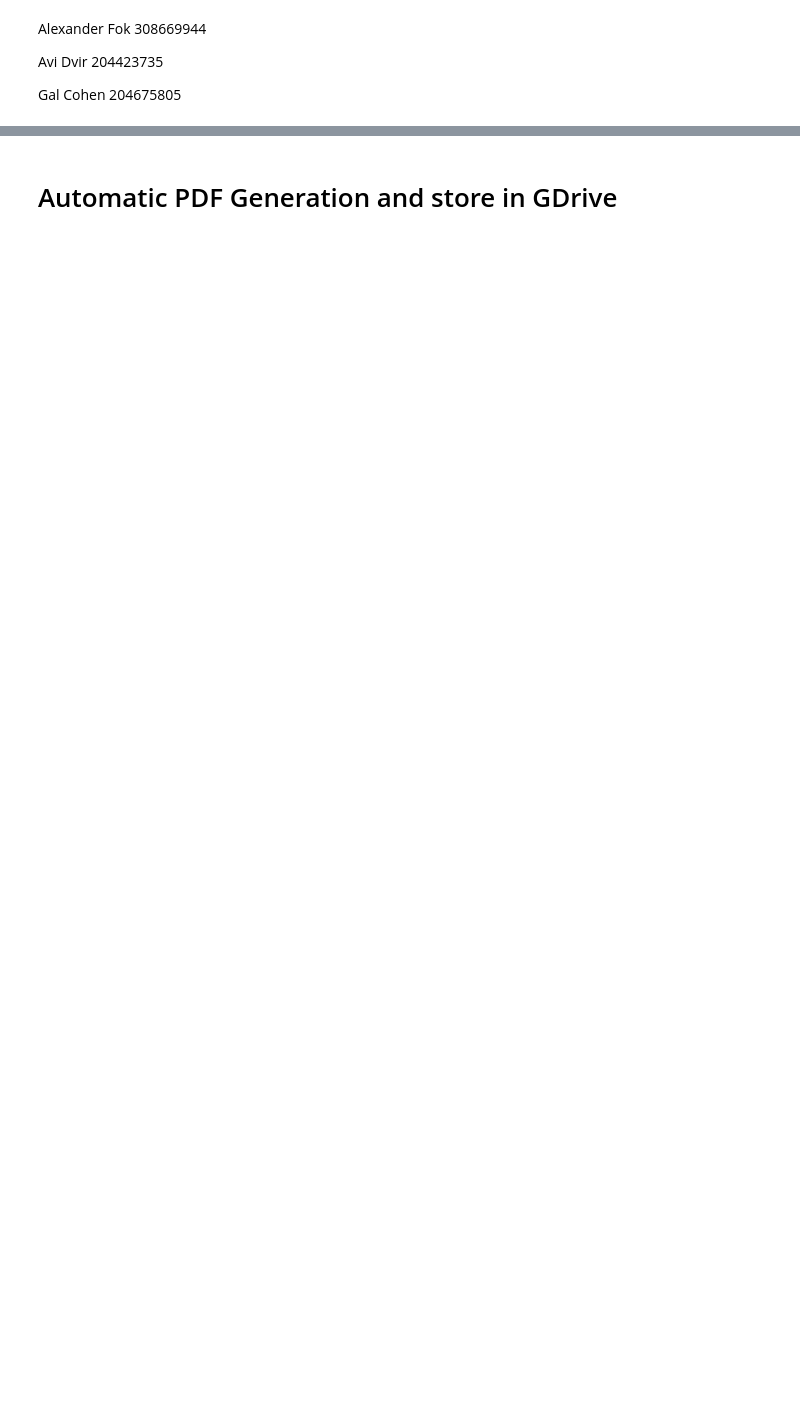
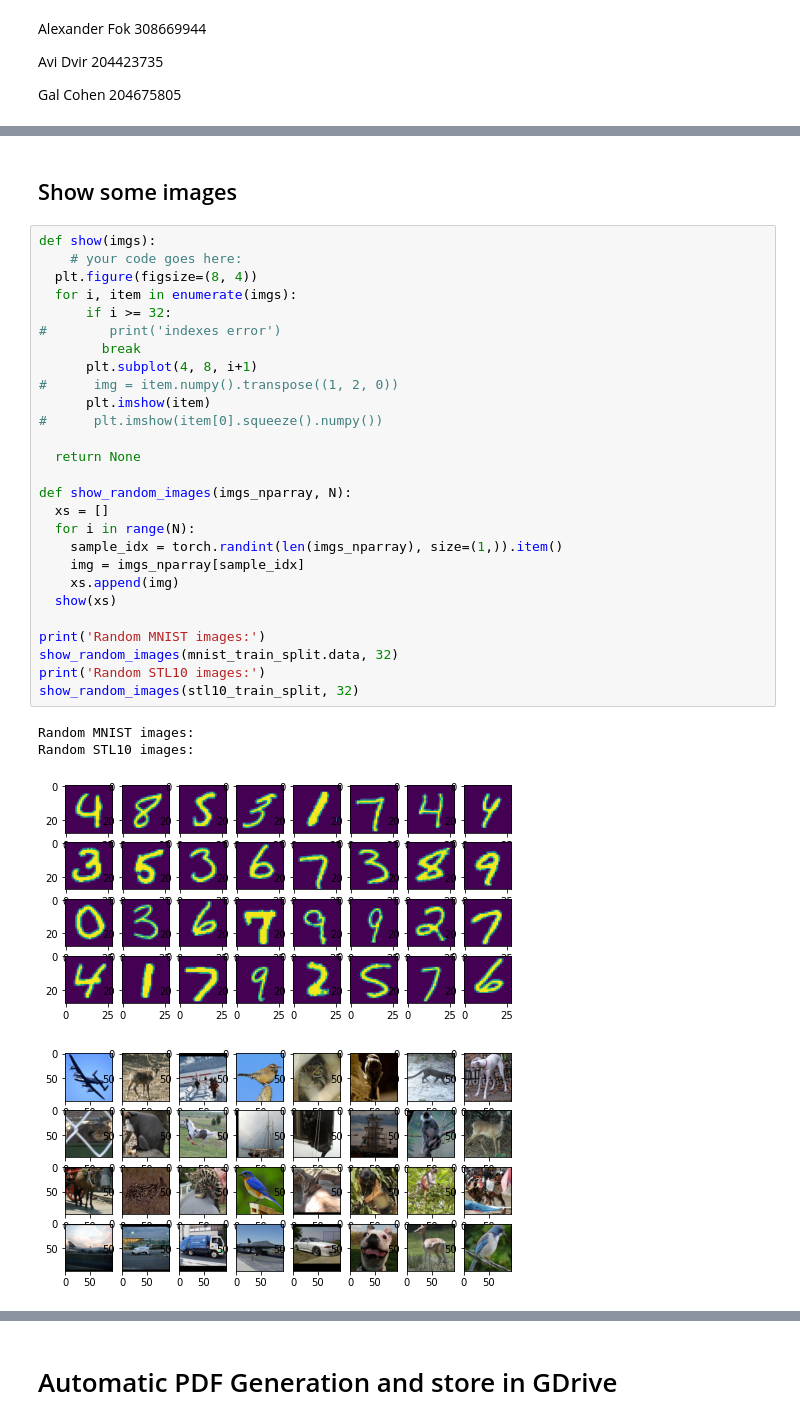
Before and after one commit to alexfok/IntroDeepLearning2022, a Jupyter notebook: IDL_Project_v1.ipynb, the cells around one changed output, grey strips where cells are left out. Saved outputs shown, nothing was run; the diff lists cells and outputs as text; blank space fills up the shorter version.

Commit message:
train_v1

```diff
--- a/IDL_Project_v1.ipynb
+++ b/IDL_Project_v1.ipynb
@@ -830,0 +572,34 @@ get_correct_incorrect_pairs(test_m_data, 'Man')
+# %% [markdown]
+## Show some images
+# %%
+def show(imgs):
+    # your code goes here:
+  plt.figure(figsize=(8, 4))
+  for i, item in enumerate(imgs):
+      if i >= 32:
+#        print('indexes error')
+        break
+      plt.subplot(4, 8, i+1)
+#      img = item.numpy().transpose((1, 2, 0))
+      plt.imshow(item)
+#      plt.imshow(item[0].squeeze().numpy())
+
+  return None
+
+def show_random_images(imgs_nparray, N):
+  xs = []
+  for i in range(N):
+    sample_idx = torch.randint(len(imgs_nparray), size=(1,)).item()
+    img = imgs_nparray[sample_idx]
+    xs.append(img)
+  show(xs)
+
+print('Random MNIST images:')
+show_random_images(mnist_train_split.data, 32)
+print('Random STL10 images:')
+show_random_images(stl10_train_split, 32)
+# %% [output]
+Random MNIST images:
+Random STL10 images:
+[figure, added]
+[figure, added]
```
Also changed, not shown: parts of 115 cells of this notebook.
